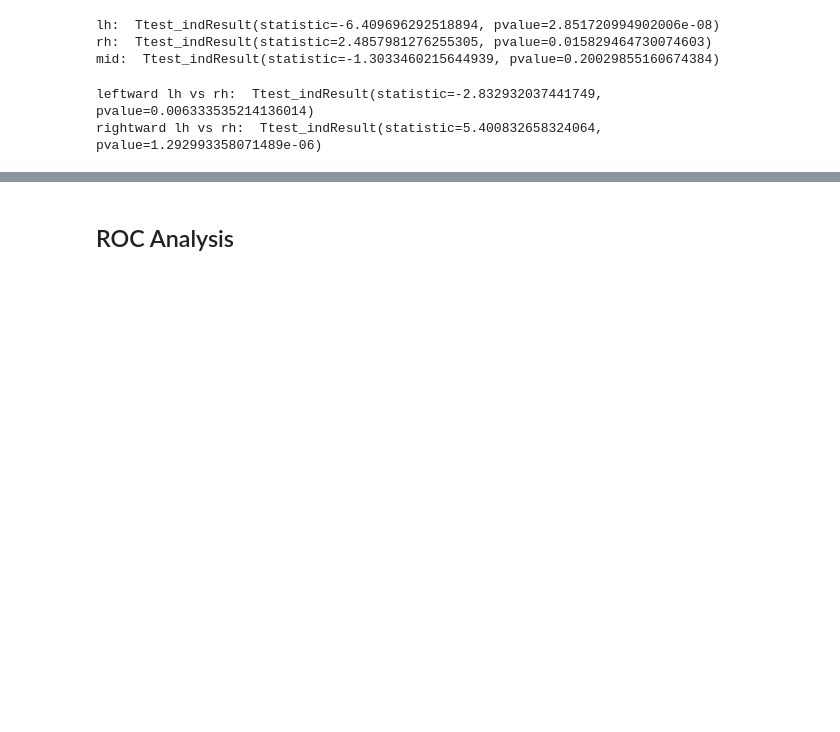
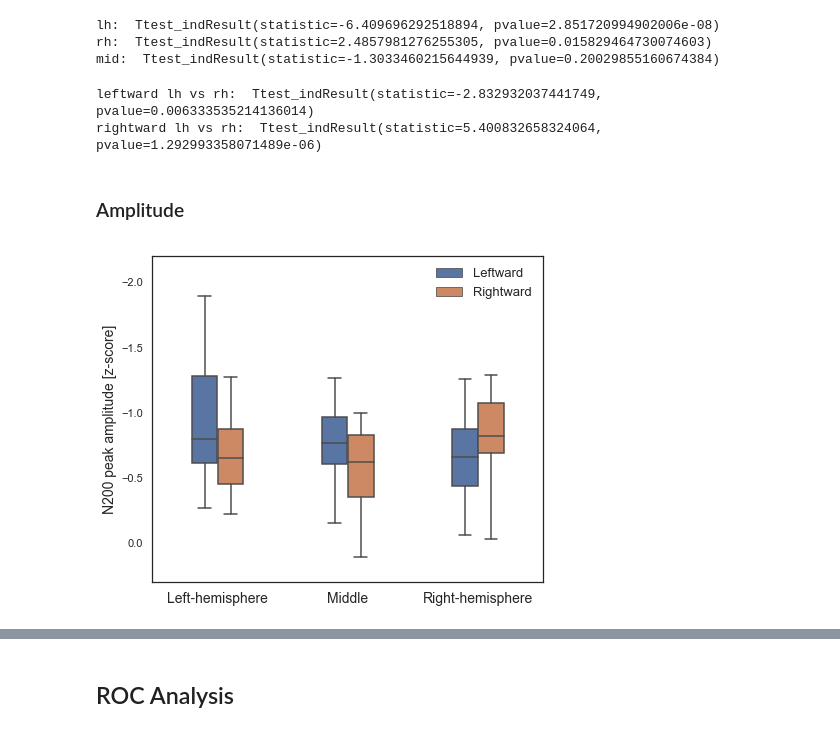
Before and after one commit to HongLabTHU/Dual-mVEPs-Speller, a Jupyter notebook: figs_offline.ipynb, the cells around one changed output, grey strips where cells are left out. Saved outputs shown, nothing was run; the diff lists cells and outputs as text; code cells hidden in the pictures; blank space fills up the shorter version.

```diff
--- a/figs_offline.ipynb
+++ b/figs_offline.ipynb
@@ -261,3 +268,25 @@ print('rightward lh vs rh: ', ttest_ind(r_lh.Latency.values, r_rh.Latency.values
 # %% [output]
 leftward lh vs rh:  Ttest_indResult(statistic=-2.832932037441749, pvalue=0.006333535214136014)
 rightward lh vs rh:  Ttest_indResult(statistic=5.400832658324064, pvalue=1.292993358071489e-06)
+# %% [markdown]
+### Amplitude
+# %%
+fig, axes = plt.subplots(1, 1, figsize=(7, 6))
+sns.boxplot(x='Hemisphere',
+            y='Amplitude',
+            hue='Direction',
+            data=lag_df,
+            order=['lh', 'mid', 'rh'],
+            width=0.4,
+            whis=5, # no outlier points
+            ax=axes)
+handles, _ = axes.get_legend_handles_labels()
+plt.ylim([-2.2, 0.3])
+plt.gca().invert_yaxis()
+plt.ylabel('N200 peak amplitude [z-score]', fontsize=14)
+plt.xlabel(None)
+plt.xticks(range(3), ['Left-hemisphere', 'Middle', 'Right-hemisphere'], fontsize=14)
+plt.legend(handles, ['Leftward', 'Rightward'], frameon=False, fontsize=13)
+plt.show()
+# %% [output]
+[figure, added]
```
Also changed, not shown: parts of 11 cells of this notebook.
